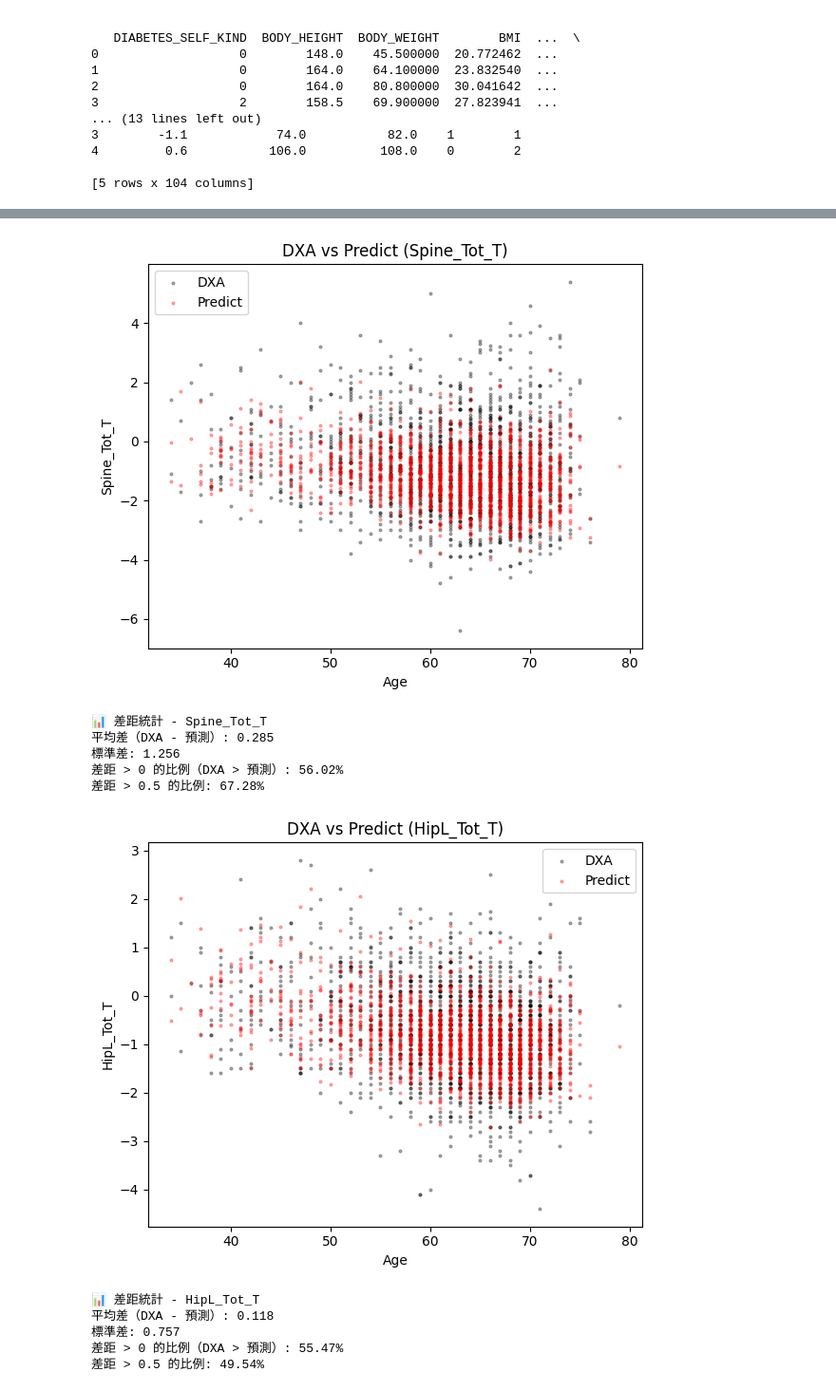
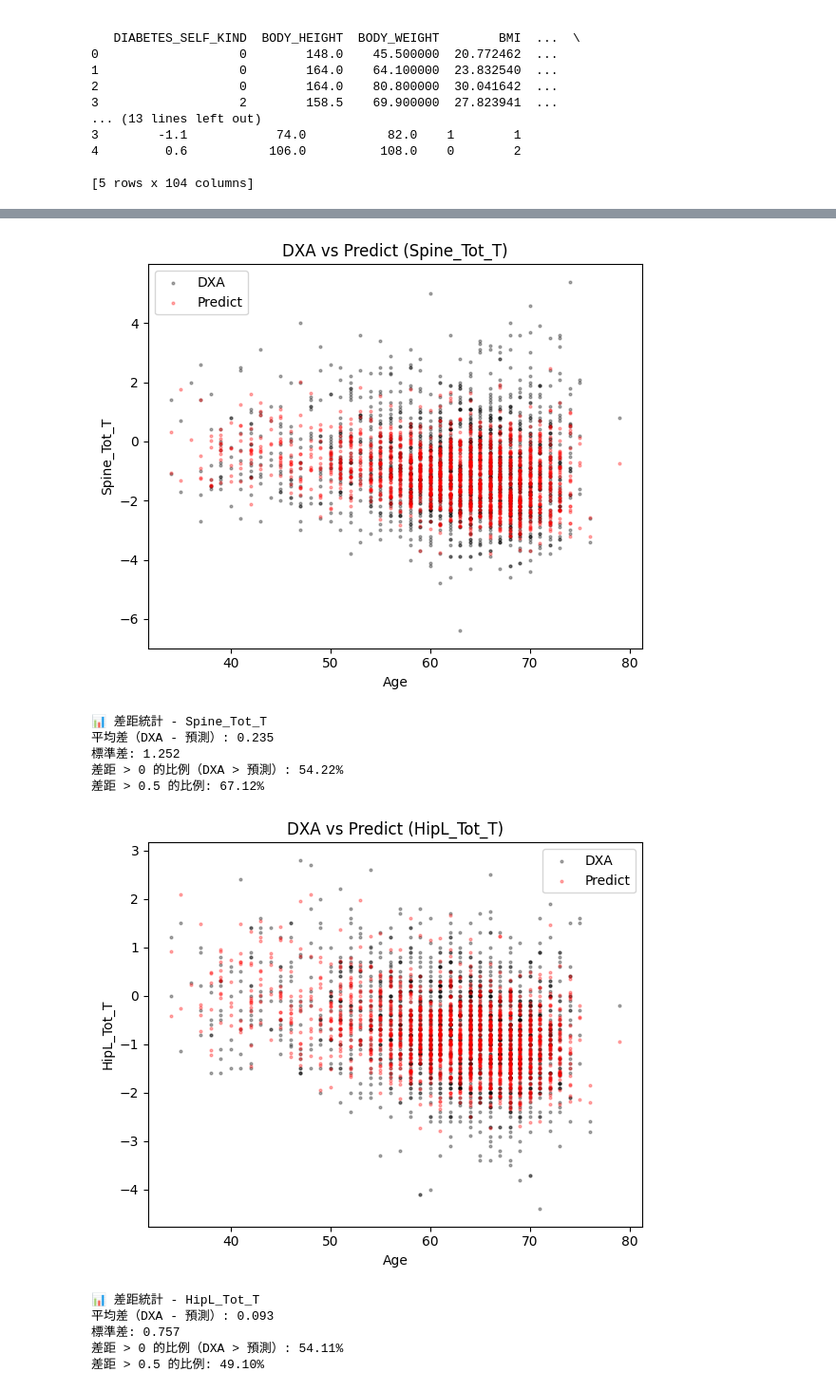
Before and after one commit to yenchennn/diabetes.model, a Jupyter notebook: RC_analyze/final.ipynb, the cells around one changed output, grey strips where cells are left out. Shown at 95% size. Saved outputs shown, nothing was run; the diff lists cells and outputs as text; code cells hidden in the pictures.

```diff
--- a/RC_analyze/final.ipynb
+++ b/RC_analyze/final.ipynb
@@ -62,7 +62,7 @@ def do_psm_all(df):
     t2d = df[df['DIABETES_SELF'] == 1].copy()
 
     match_vars = ['AGE', 'BMI', 'WHR', 'OSTEOPOROSIS_SELF', 'BODY_FAT_RATE',
-                  'BODY_HEIGHT', 'BODY_WEIGHT']
+                  'BODY_HEIGHT', 'BODY_WEIGHT', 'BODY_WAISTLINE', 'BODY_BUTTOCKS', 'SEX']
     scaler = StandardScaler()
     X_all = scaler.fit_transform(df[match_vars])
     y = df['DIABETES_SELF']
@@ -167,13 +167,13 @@ Notes:
 strong multicollinearity or other numerical problems.
-[figure, old version]
+[figure, new version]
 📊 差距統計 - Spine_Tot_T
-平均差（DXA - 預測）: 0.285
-標準差: 1.256
-差距 > 0 的比例（DXA > 預測）: 56.02%
-差距 > 0.5 的比例: 67.28%
+平均差（DXA - 預測）: 0.235
+標準差: 1.252
+差距 > 0 的比例（DXA > 預測）: 54.22%
+差距 > 0.5 的比例: 67.12%
-[figure, old version]
+[figure, new version]
 📊 差距統計 - HipL_Tot_T
-平均差（DXA - 預測）: 0.118
+平均差（DXA - 預測）: 0.093
 標準差: 0.757
-差距 > 0 的比例（DXA > 預測）: 55.47%
-差距 > 0.5 的比例: 49.54%
+差距 > 0 的比例（DXA > 預測）: 54.11%
+差距 > 0.5 的比例: 49.10%
```
Also changed, not shown: parts of 1 cell of this notebook, 16 other files.
